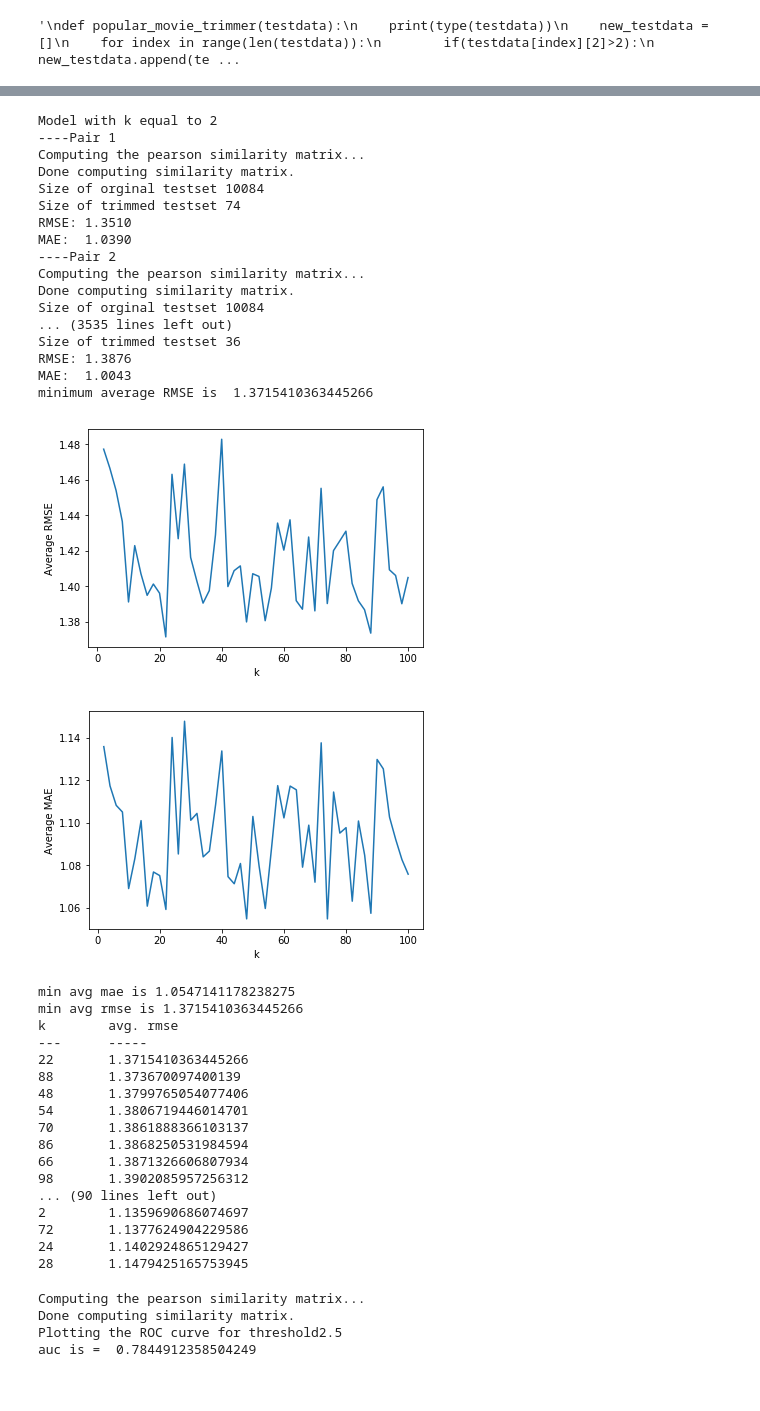
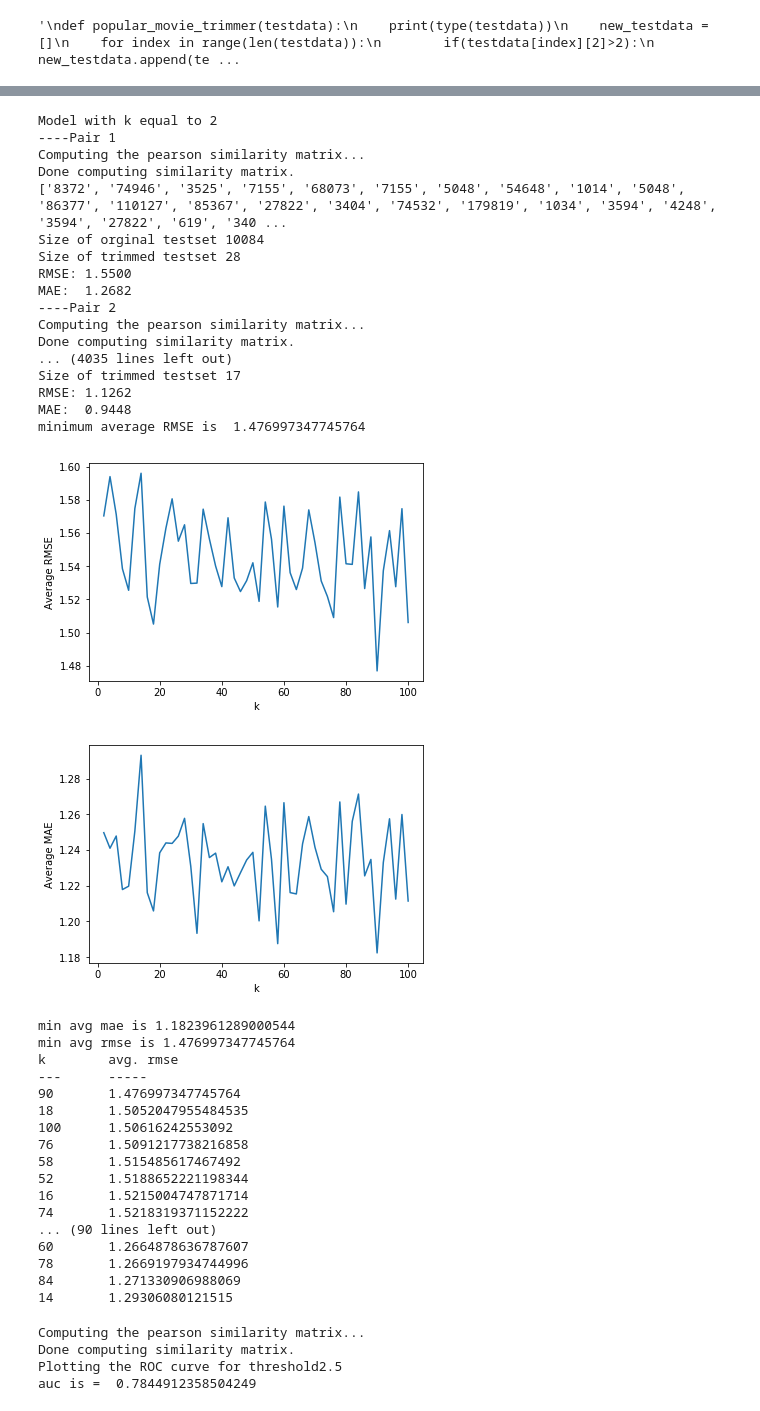
Before and after one commit to rupadevan94/large-scale-data-mining, a Jupyter notebook: Project3_1-29.ipynb, the cells around one changed output, grey strips where cells are left out. Drawn from its saved outputs; the diff is of its cells as text; code cells hidden in the pictures.

```diff
--- a/Project3_1-29.ipynb
+++ b/Project3_1-29.ipynb
@@ -507,44 +641,44 @@ k        avg. rmse
 # %%
 #Question 14
 
-knn_train(getHighVariance)
+knn_train(getHighVariance_new)
 # %% [output]
 Model with k equal to 2
 ----Pair 1
 Computing the pearson similarity matrix...
 Done computing similarity matrix.
+['8372', '74946', '3525', '7155', '68073', '7155', '5048', '54648', '1014', '5048', '86377', '110127', '85367', '27822', '3404', '74532', '179819', '1034', '3594', '4248', '3594', '27822', '619', '340 ...
 Size of orginal testset 10084
-Size of trimmed testset 74
-RMSE: 1.3510
-MAE:  1.0390
+Size of trimmed testset 28
+RMSE: 1.5500
+MAE:  1.2682
 ----Pair 2
 Computing the pearson similarity matrix...
 Done computing similarity matrix.
-Size of orginal testset 10084
-... (3535 lines left out)
-Size of trimmed testset 36
-RMSE: 1.3876
-MAE:  1.0043
-minimum average RMSE is  1.3715410363445266
+... (4035 lines left out)
+Size of trimmed testset 17
+RMSE: 1.1262
+MAE:  0.9448
+minimum average RMSE is  1.476997347745764
-[figure, old version]
+[figure, new version]
-[figure, old version]
+[figure, new version]
-min avg mae is 1.0547141178238275
-min avg rmse is 1.3715410363445266
+min avg mae is 1.1823961289000544
+min avg rmse is 1.476997347745764
 k        avg. rmse
 ---      -----
-22       1.3715410363445266
-88       1.373670097400139
-48       1.3799765054077406
-54       1.3806719446014701
-70       1.3861888366103137
-86       1.3868250531984594
-66       1.3871326606807934
-98       1.3902085957256312
+90       1.476997347745764
+18       1.5052047955484535
+100      1.50616242553092
+76       1.5091217738216858
+58       1.515485617467492
+52       1.5188652221198344
+16       1.5215004747871714
+74       1.5218319371152222
 ... (90 lines left out)
-2        1.1359690686074697
-72       1.1377624904229586
-24       1.1402924865129427
-28       1.1479425165753945
+60       1.2664878636787607
+78       1.2669197934744996
+84       1.271330906988069
+14       1.29306080121515
 # %%
 import random
 
```
Also changed, not shown: parts of 11 cells of this notebook.
